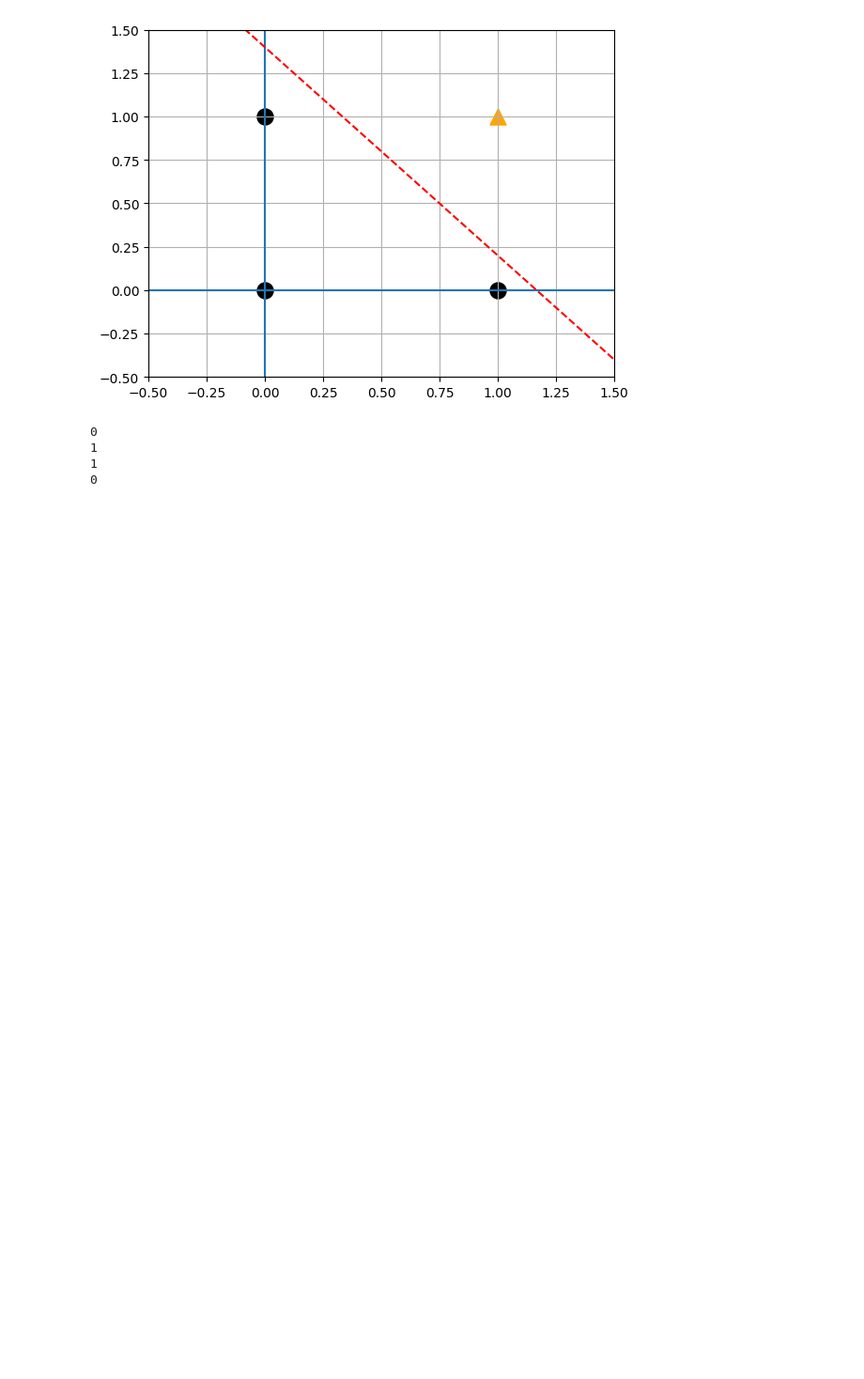
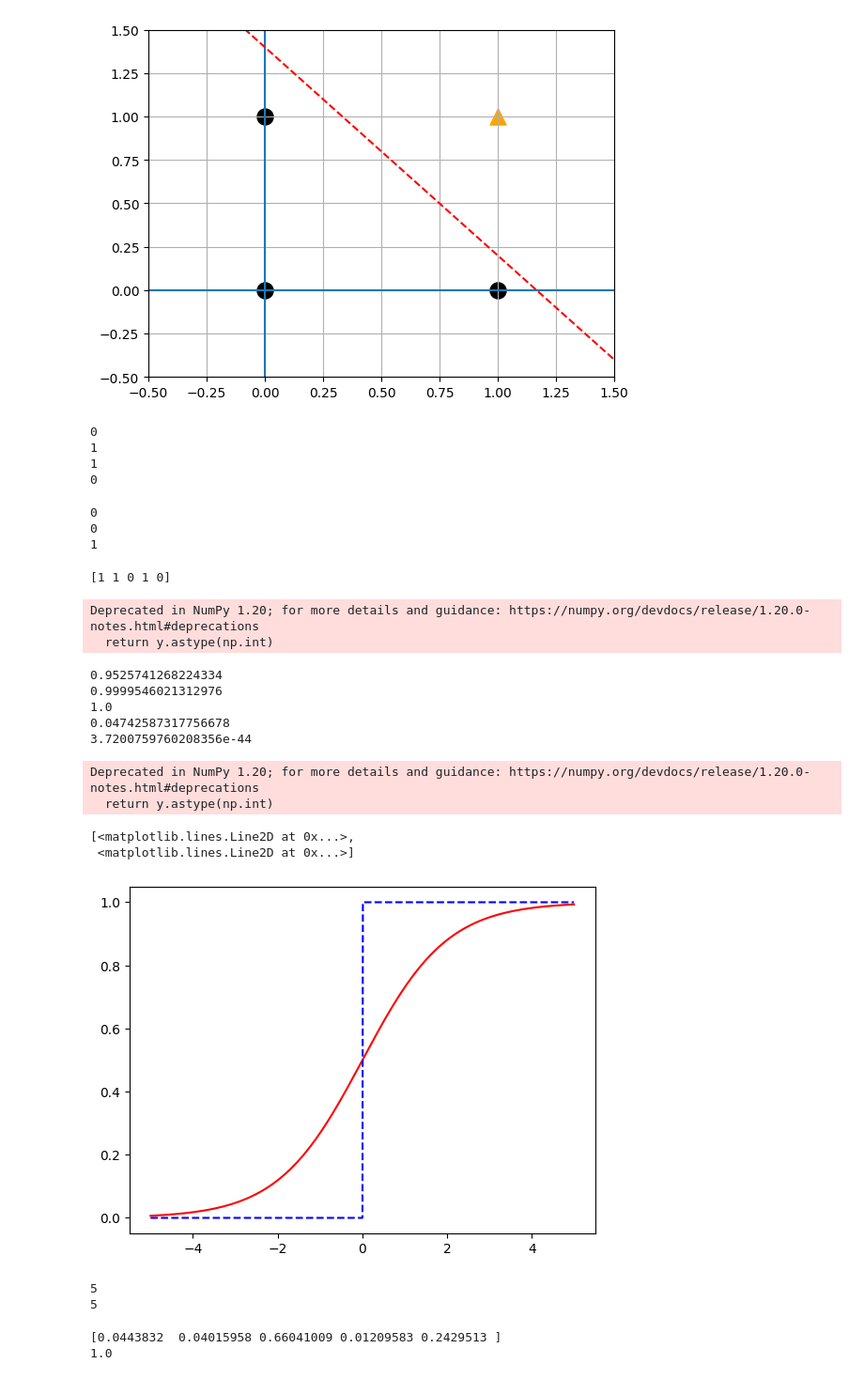
Before and after one commit to sinku247/MSML, a Jupyter notebook: 1_DL_Mach.ipynb, the cells around one changed output. Shown: that part at 94% size. Drawn from its saved outputs; the diff is of its cells as text; code cells hidden in the pictures; blank space fills up the shorter version.

```diff
--- a/1_DL_Mach.ipynb
+++ b/1_DL_Mach.ipynb
@@ -304,0 +314,53 @@ print (XOR(1,1))
+# %%
+print(step_function(0))
+print(step_function(-1))
+print(step_function(0.1))
+# %% [output]
+0
+0
+1
+# %%
+def step_function_for_numpy(x):
+  y = x > 0
+  return y.astype(np.int)
+# %%
+import numpy as np
+
+a = np.array([5,3,-4,2,0])
+print(step_function_for_numpy(a))
+# %% [output]
+[1 1 0 1 0]
+Deprecated in NumPy 1.20; for more details and guidance: https://numpy.org/devdocs/release/1.20.0-notes.html#deprecations
+  return y.astype(np.int)
+# %%
+# Sigmoid Function
+
+def sigmoid(x):
+  return 1/ (1+np.exp(-x))
+# %%
+print(sigmoid(3))
+print(sigmoid(10))
+print(sigmoid(100))
+print(sigmoid(-3))
+print(sigmoid(-100))
+# %% [output]
+0.9525741268224334
+0.9999546021312976
+1.0
+0.04742587317756678
+3.7200759760208356e-44
+# %%
+#Step function vs Sigmoid function
+import matplotlib.pyplot as plt
+
+x = np.arange(-5,5,0.01)
+y1 = sigmoid(x)
+y2 = step_function_for_numpy(x)
+
+plt.plot(x, y1, 'r-', x, y2, 'b--')
+# %% [output]
+Deprecated in NumPy 1.20; for more details and guidance: https://numpy.org/devdocs/release/1.20.0-notes.html#deprecations
+  return y.astype(np.int)
+[<matplotlib.lines.Line2D at 0x...>,
+ <matplotlib.lines.Line2D at 0x...>]
+[figure, added]
@@ -304,0 +375,6 @@ print (XOR(1,1))
+# %%
+print(ReLU(5))
+print(ReLU(5))
+# %% [output]
+5
+5
@@ -304,0 +393,7 @@ print (XOR(1,1))
+# %%
+x = np.array([0.3, 0.2, 3.0, -1, 2])
+print(softmax(x))
+print(np.sum(softmax(x)))
+# %% [output]
+[0.0443832  0.04015958 0.66041009 0.01209583 0.2429513 ]
+1.0
```
Also changed, not shown: parts of 5 cells of this notebook.
